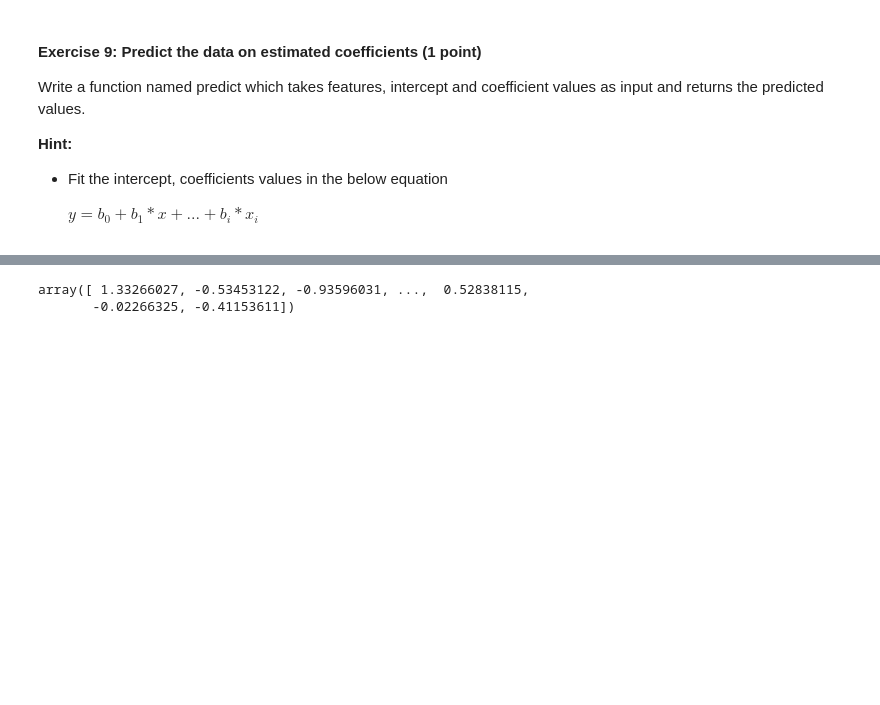
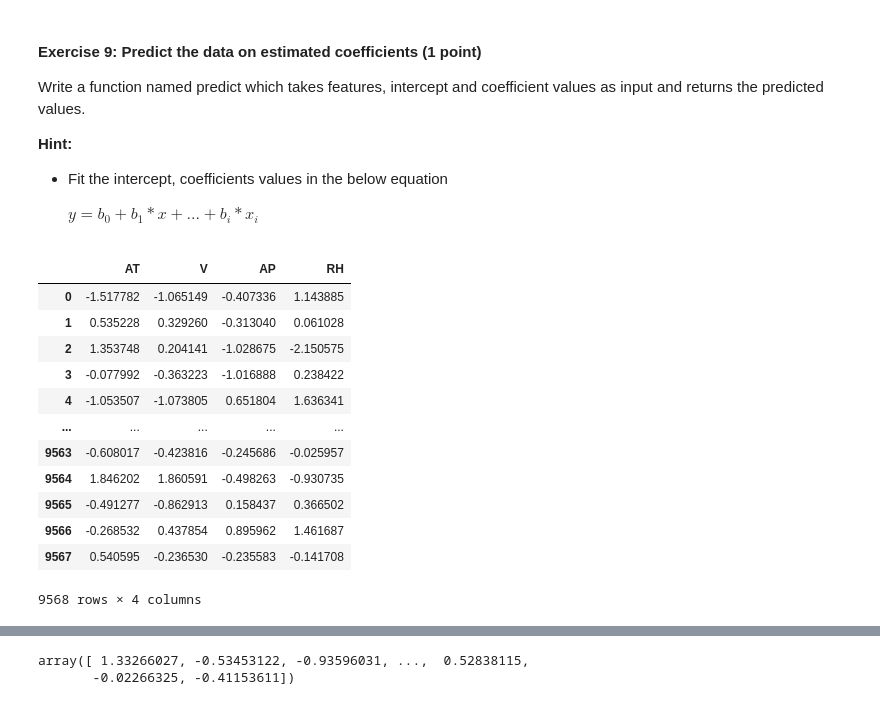
Before and after one commit to madhavamk/computational-data-science, a Jupyter notebook: MiniProjects/M4_NB_MiniProject_01_MLR_MPI_OpenMP.ipynb, the cells around one changed output, grey strips where cells are left out. Saved outputs shown, nothing was run; the diff lists cells and outputs as text; code cells hidden in the pictures; blank space fills up the shorter version.

```diff
--- a/MiniProjects/M4_NB_MiniProject_01_MLR_MPI_OpenMP.ipynb
+++ b/MiniProjects/M4_NB_MiniProject_01_MLR_MPI_OpenMP.ipynb
@@ -292,3 +280,19 @@ def predict(features, intercept, coefficients):
     predictions = intercept + np.dot(features, coefficients)
 
     return predictions
+# %%
+features
+# %% [output]
+|  | AT | V | AP | RH |
+| 0 | -1.517782 | -1.065149 | -0.407336 | 1.143885 |
+| 1 | 0.535228 | 0.329260 | -0.313040 | 0.061028 |
+| 2 | 1.353748 | 0.204141 | -1.028675 | -2.150575 |
+| 3 | -0.077992 | -0.363223 | -1.016888 | 0.238422 |
+| 4 | -1.053507 | -1.073805 | 0.651804 | 1.636341 |
+| ... | ... | ... | ... | ... |
+| 9563 | -0.608017 | -0.423816 | -0.245686 | -0.025957 |
+| 9564 | 1.846202 | 1.860591 | -0.498263 | -0.930735 |
+| 9565 | -0.491277 | -0.862913 | 0.158437 | 0.366502 |
+| 9566 | -0.268532 | 0.437854 | 0.895962 | 1.461687 |
+| 9567 | 0.540595 | -0.236530 | -0.235583 | -0.141708 |
+9568 rows × 4 columns
```
Also changed, not shown: parts of 22 cells of this notebook.
